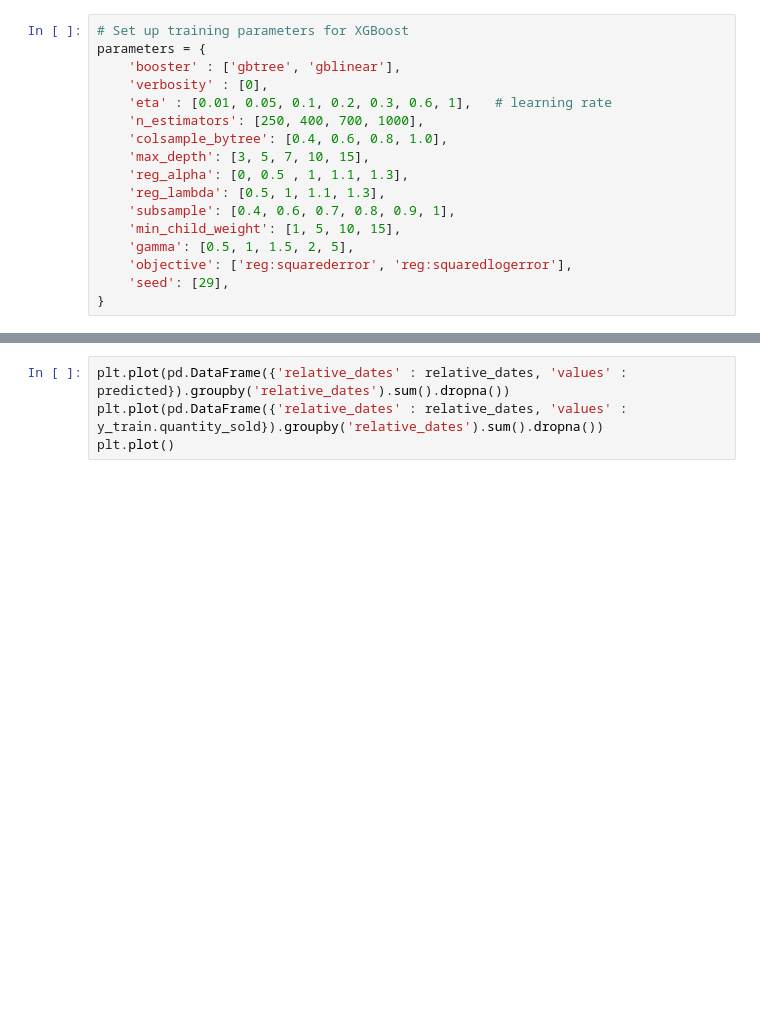
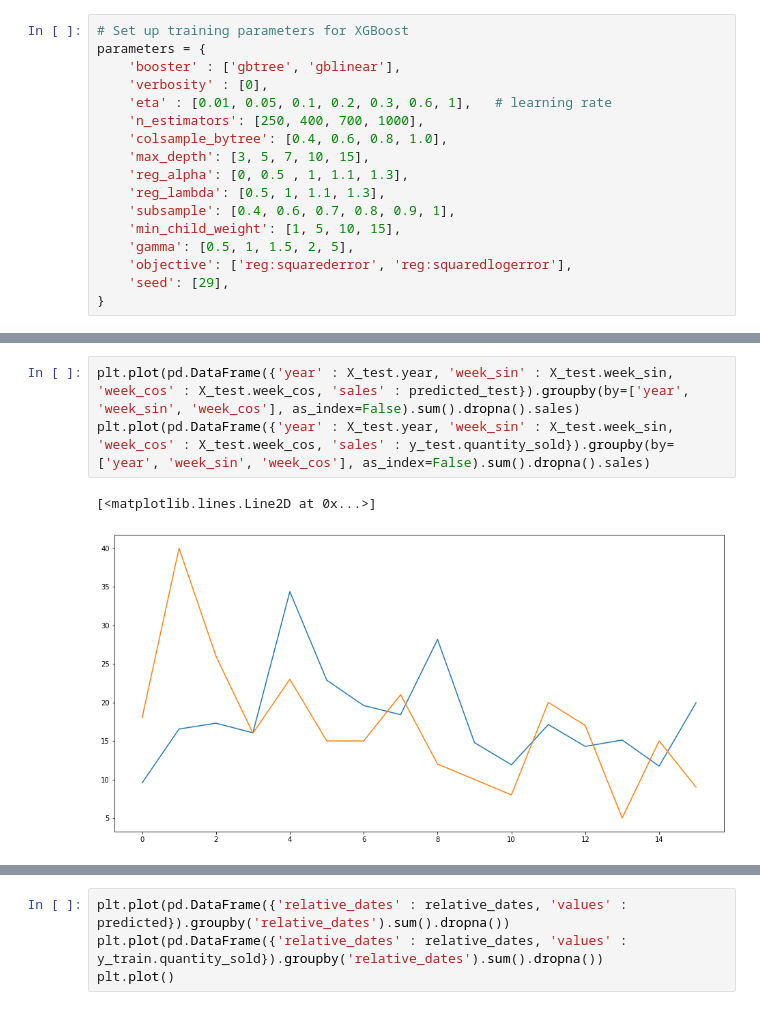
Before and after one commit to xSchon/BP, a Jupyter notebook: 03.Models.ipynb, the cells around one changed output, grey strips where cells are left out. Saved outputs shown, nothing was run; the diff lists cells and outputs as text; blank space fills up the shorter version.

```diff
--- a/03.Models.ipynb
+++ b/03.Models.ipynb
@@ -621,0 +635,6 @@ NameError: name 'relative_dates' is not defined
+# %%
+plt.plot(pd.DataFrame({'year' : X_test.year, 'week_sin' : X_test.week_sin, 'week_cos' : X_test.week_cos, 'sales' : predicted_test}).groupby(by=['year', 'week_sin', 'week_cos'], as_index=False).sum().dropna().sales)
+plt.plot(pd.DataFrame({'year' : X_test.year, 'week_sin' : X_test.week_sin, 'week_cos' : X_test.week_cos, 'sales' : y_test.quantity_sold}).groupby(by=['year', 'week_sin', 'week_cos'], as_index=False).sum().dropna().sales)
+# %% [output]
+[<matplotlib.lines.Line2D at 0x...>]
+[figure, added]
```
Also changed, not shown: parts of 20 cells of this notebook.
